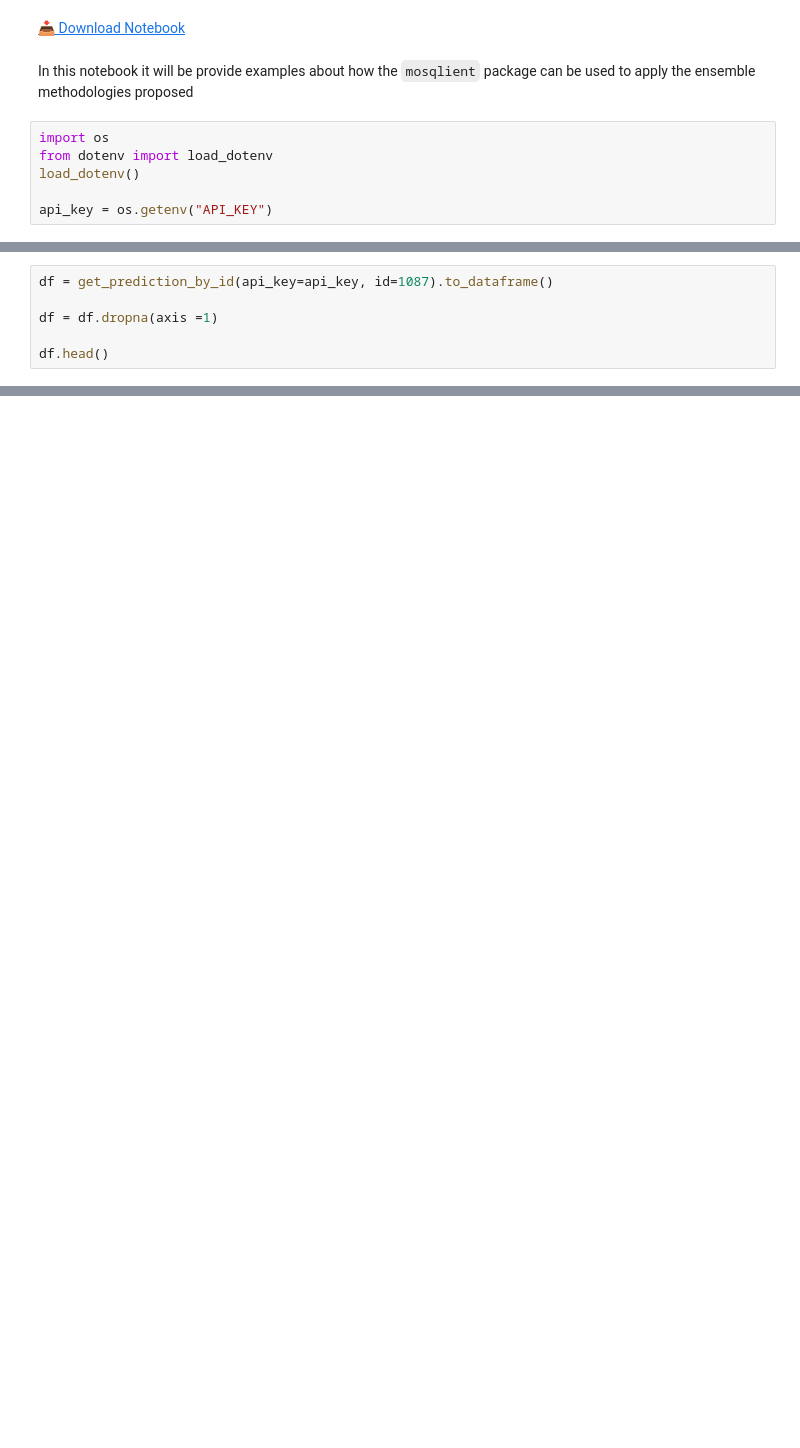
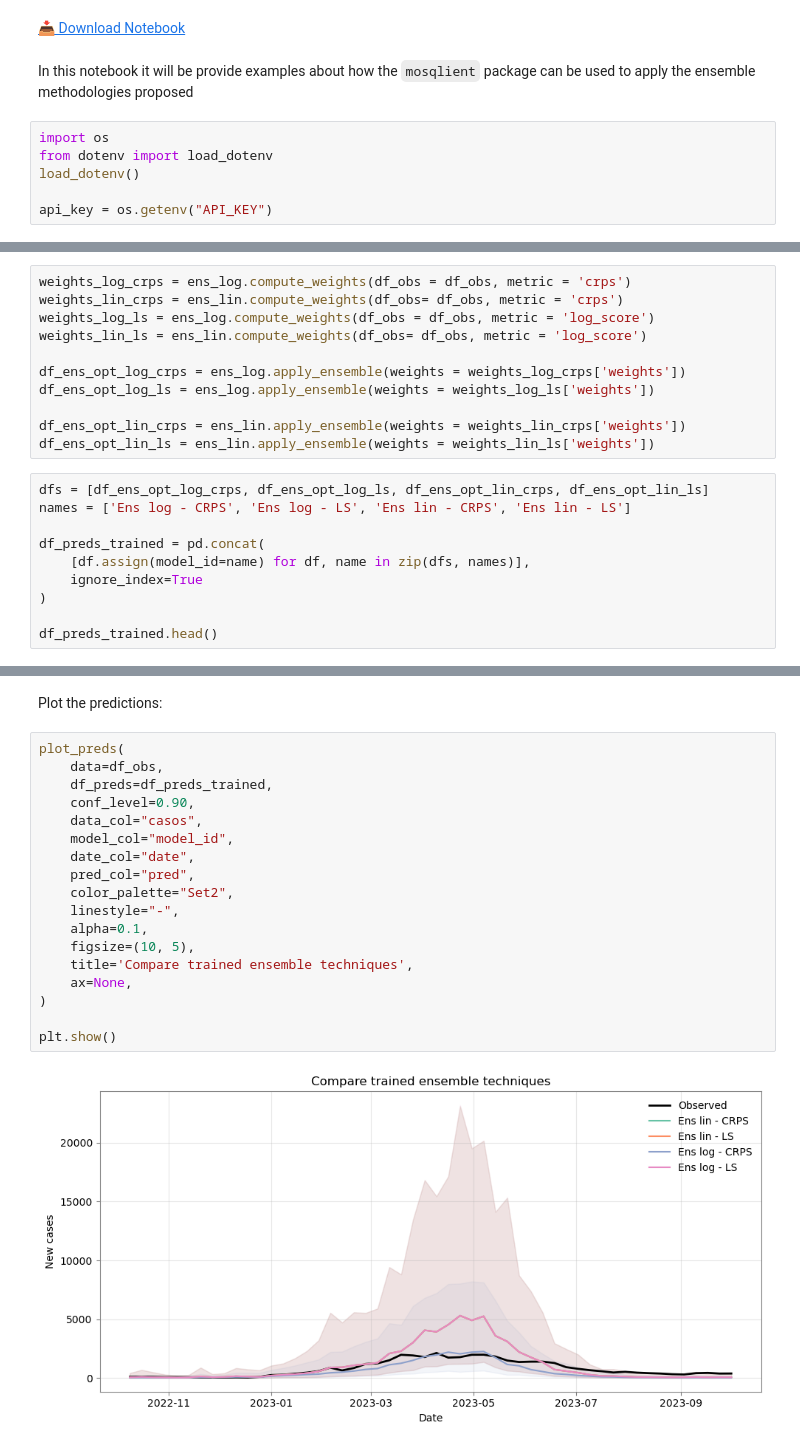
Before and after one commit to Mosqlimate-project/mosqlimate-client, a Jupyter notebook: docs/tutorials/ensemble.ipynb, the cells around one changed output, grey strips where cells are left out. Cells and saved outputs as stored; diff of their text form; blank space fills up the shorter version.

```diff
--- a/docs/tutorials/ensemble.ipynb
+++ b/docs/tutorials/ensemble.ipynb
@@ -21,6 +10,0 @@ Get a prediction:
-# %%
-df = get_prediction_by_id(api_key=api_key, id=1087).to_dataframe()
-
-df = df.dropna(axis =1)
-
-df.head()
@@ -340,0 +203,21 @@ df_ensembles.head()
+# %%
+weights_log_crps = ens_log.compute_weights(df_obs = df_obs, metric = 'crps')
+weights_lin_crps = ens_lin.compute_weights(df_obs= df_obs, metric = 'crps')
+weights_log_ls = ens_log.compute_weights(df_obs = df_obs, metric = 'log_score')
+weights_lin_ls = ens_lin.compute_weights(df_obs= df_obs, metric = 'log_score')
+
+df_ens_opt_log_crps = ens_log.apply_ensemble(weights = weights_log_crps['weights'])
+df_ens_opt_log_ls = ens_log.apply_ensemble(weights = weights_log_ls['weights'])
+
+df_ens_opt_lin_crps = ens_lin.apply_ensemble(weights = weights_lin_crps['weights'])
+df_ens_opt_lin_ls = ens_lin.apply_ensemble(weights = weights_lin_ls['weights'])
+# %%
+dfs = [df_ens_opt_log_crps, df_ens_opt_log_ls, df_ens_opt_lin_crps, df_ens_opt_lin_ls]
+names = ['Ens log - CRPS', 'Ens log - LS', 'Ens lin - CRPS', 'Ens lin - LS']
+
+df_preds_trained = pd.concat(
+    [df.assign(model_id=name) for df, name in zip(dfs, names)],
+    ignore_index=True
+)
+
+df_preds_trained.head()
@@ -340,0 +231,22 @@ df_ensembles.head()
+# %% [markdown]
+Plot the predictions:
+# %%
+plot_preds(
+    data=df_obs,
+    df_preds=df_preds_trained,
+    conf_level=0.90,
+    data_col="casos",
+    model_col="model_id",
+    date_col="date",
+    pred_col="pred",
+    color_palette="Set2",
+    linestyle="-",
+    alpha=0.1,
+    figsize=(10, 5),
+    title='Compare trained ensemble techniques',
+    ax=None,
+)
+
+plt.show()
+# %% [output]
+[figure, added]
```
Also changed, not shown: parts of 64 cells of this notebook, 8 other files.
